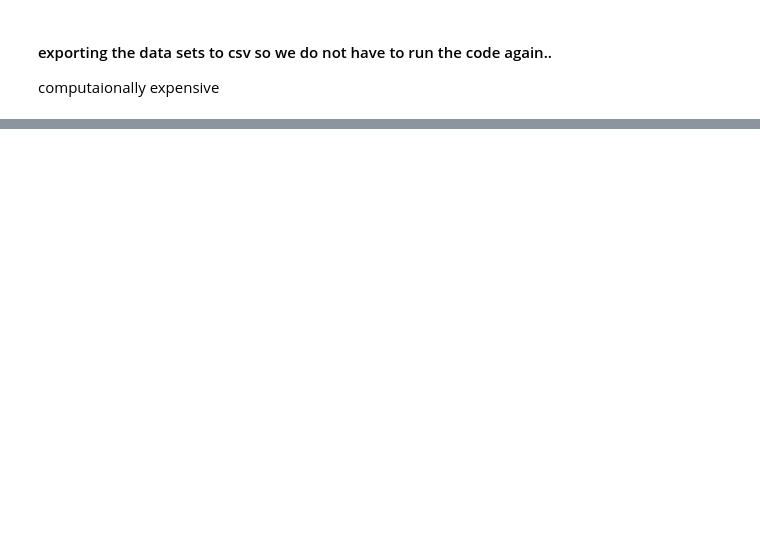
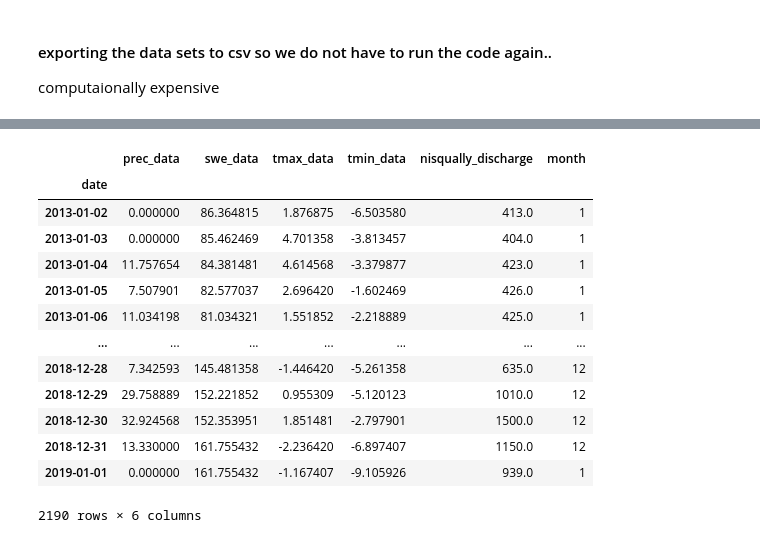
Before and after one commit to ianvd/gage-guesser, a Jupyter notebook: Main.ipynb, the cells around one changed output, grey strips where cells are left out. Saved outputs shown, nothing was run; the diff lists cells and outputs as text; code cells hidden in the pictures; blank space fills up the shorter version.

```diff
--- a/Main.ipynb
+++ b/Main.ipynb
@@ -1021,0 +971,17 @@ modis['Modis Precipitation'].plot()
+# %%
+daymet_df
+# %% [output]
+|  | prec_data | swe_data | tmax_data | tmin_data | nisqually_discharge | month |
+| date |  |  |  |  |  |  |
+| 2013-01-02 | 0.000000 | 86.364815 | 1.876875 | -6.503580 | 413.0 | 1 |
+| 2013-01-03 | 0.000000 | 85.462469 | 4.701358 | -3.813457 | 404.0 | 1 |
+| 2013-01-04 | 11.757654 | 84.381481 | 4.614568 | -3.379877 | 423.0 | 1 |
+| 2013-01-05 | 7.507901 | 82.577037 | 2.696420 | -1.602469 | 426.0 | 1 |
+| 2013-01-06 | 11.034198 | 81.034321 | 1.551852 | -2.218889 | 425.0 | 1 |
+| ... | ... | ... | ... | ... | ... | ... |
+| 2018-12-28 | 7.342593 | 145.481358 | -1.446420 | -5.261358 | 635.0 | 12 |
+| 2018-12-29 | 29.758889 | 152.221852 | 0.955309 | -5.120123 | 1010.0 | 12 |
+| 2018-12-30 | 32.924568 | 152.353951 | 1.851481 | -2.797901 | 1500.0 | 12 |
+| 2018-12-31 | 13.330000 | 161.755432 | -2.236420 | -6.897407 | 1150.0 | 12 |
+| 2019-01-01 | 0.000000 | 161.755432 | -1.167407 | -9.105926 | 939.0 | 1 |
+2190 rows × 6 columns
```
Also changed, not shown: parts of 49 cells of this notebook.
